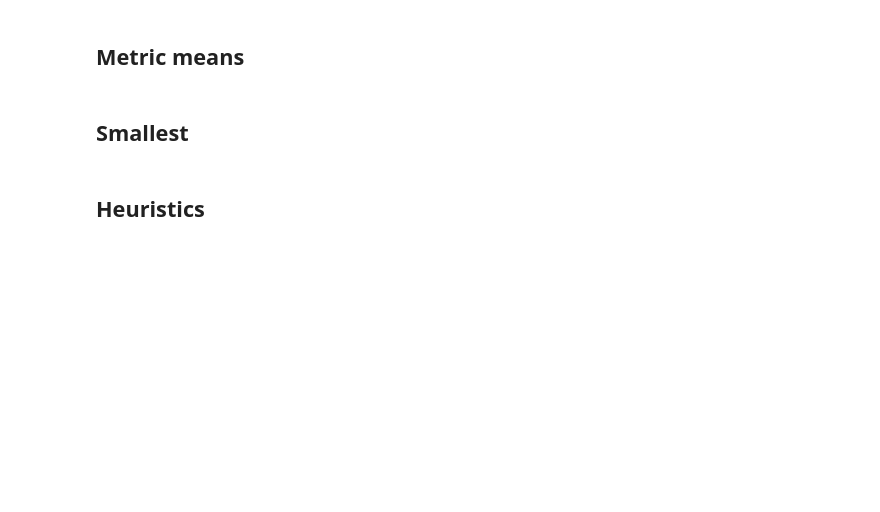
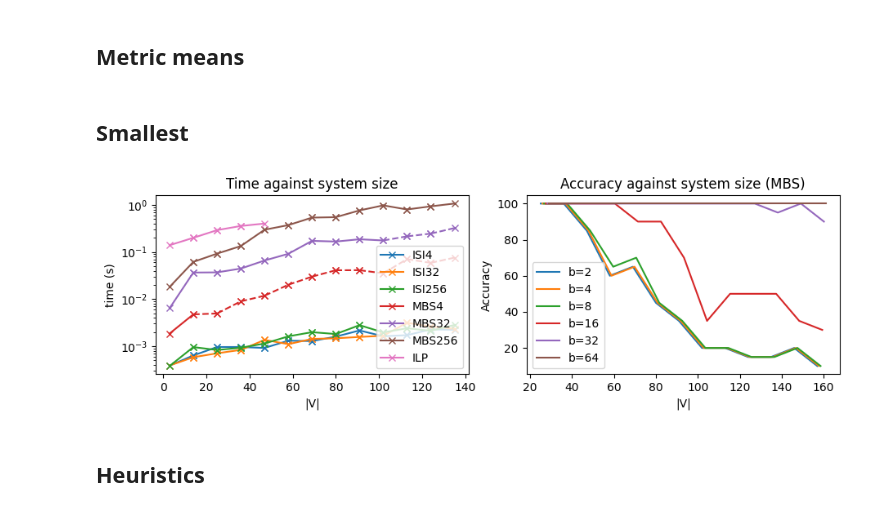
Before and after one commit to SamuelReyd/SearchingForCauses, a Jupyter notebook: src/Figures.ipynb, the cells around one changed output. Cells and saved outputs as stored; diff of their text form; code cells hidden in the pictures; blank space fills up the shorter version.

```diff
--- a/src/Figures.ipynb
+++ b/src/Figures.ipynb
@@ -19,10 +19,10 @@ import shutil, os
 ## Get values
 # %%
 metrics = ["F1", "accuracy", "jaccard", "dice"]
-df_perso = get_values(exps, metrics, "../results/")
-df_ilp = get_values_ILP(metrics, "../results/")
+df = get_values(exps, metrics, "../results/")
+df_ilp = get_values_ILP(["accuracy"], "../results_reg/")
 df_reg = get_values(exps_reg, ["accuracy"], folder="../results_reg/")
-df = pd.concat([df_perso, df_ilp], ignore_index=True)
+df_reg = pd.concat([df_reg, df_ilp], ignore_index=True)
 df.F1 *= 100
 df.dice *= 100
 df.accuracy *= 100
@@ -83,7 +80,9 @@ plot_all_regressions(df_reg, folder="../figures/")
 # %% [markdown]
 ## Smallest
 # %%
-# plot_smallest(df_reg, folder="../figures/")
+plot_smallest(df_reg, folder="../figures/")
+# %% [output]
+[figure, added]
 # %% [markdown]
 ## Heuristics
 # %%
```
Also changed, not shown: parts of 2 cells of this notebook, 8 other files.
